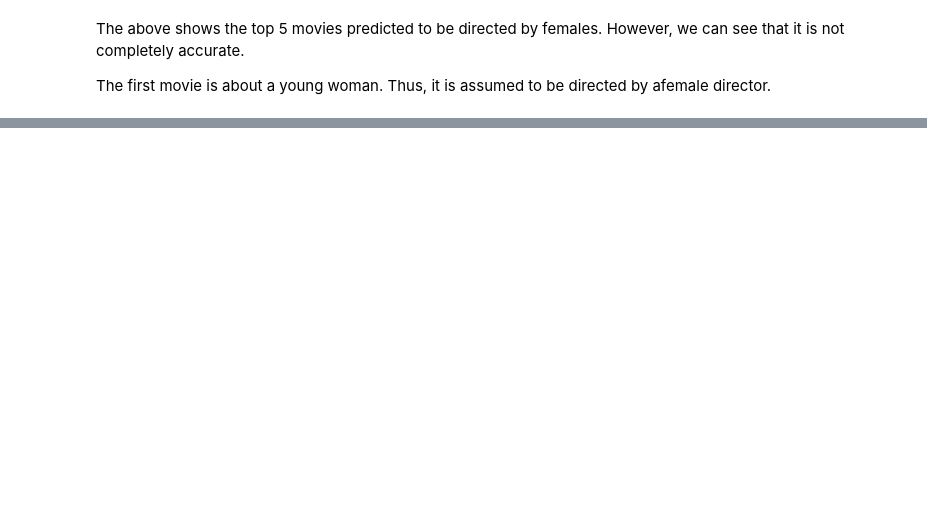
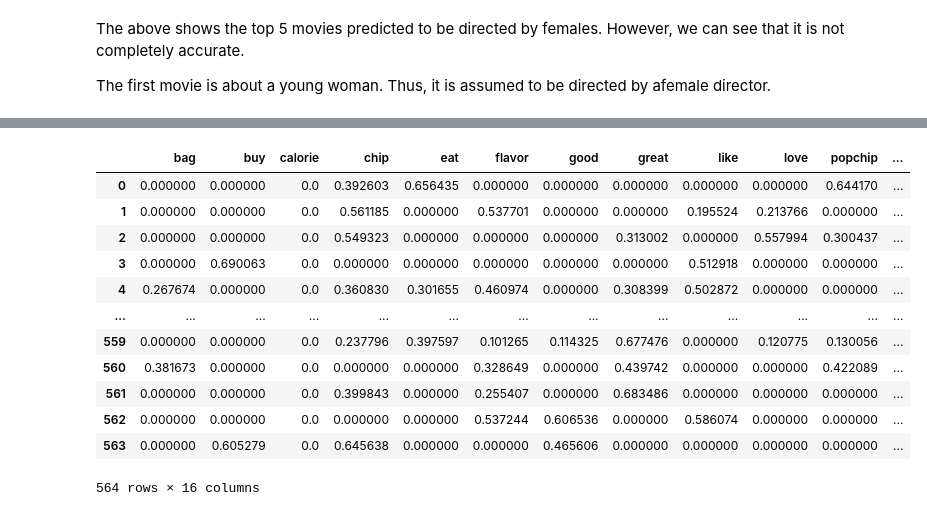
Before and after one commit to sulabola/NLP_in_Python, a Jupyter notebook: Chapter 3 - NLP with Machine Learning.ipynb, the cells around one changed output, grey strips where cells are left out. Cells and saved outputs as stored; diff of their text form; code cells hidden in the pictures; blank space fills up the shorter version.

```diff
--- a/Chapter 3 - NLP with Machine Learning.ipynb
+++ b/Chapter 3 - NLP with Machine Learning.ipynb
@@ -808,0 +851,22 @@ The first movie is about a young woman. Thus, it is assumed to be directed by af
+# %%
+# create a tfidf vectorizer matrix
+tv2 = TfidfVectorizer(stop_words='english', min_df=.2)
+Xt2 = tv2.fit_transform(reviews['Text_Clean'])
+Xt_df2 = pd.DataFrame(Xt2.toarray(), columns=tv2.get_feature_names_out())
+Xt_df2
+
+### For topic modeling, we want unique terms. Thus, instead of "min_df" we will use "max_df".
+# %% [output]
+|  | bag | buy | calorie | chip | eat | flavor | good | great | like | love | popchip | ... |
+| 0 | 0.000000 | 0.000000 | 0.0 | 0.392603 | 0.656435 | 0.000000 | 0.000000 | 0.000000 | 0.000000 | 0.000000 | 0.644170 | ... |
+| 1 | 0.000000 | 0.000000 | 0.0 | 0.561185 | 0.000000 | 0.537701 | 0.000000 | 0.000000 | 0.195524 | 0.213766 | 0.000000 | ... |
+| 2 | 0.000000 | 0.000000 | 0.0 | 0.549323 | 0.000000 | 0.000000 | 0.000000 | 0.313002 | 0.000000 | 0.557994 | 0.300437 | ... |
+| 3 | 0.000000 | 0.690063 | 0.0 | 0.000000 | 0.000000 | 0.000000 | 0.000000 | 0.000000 | 0.512918 | 0.000000 | 0.000000 | ... |
+| 4 | 0.267674 | 0.000000 | 0.0 | 0.360830 | 0.301655 | 0.460974 | 0.000000 | 0.308399 | 0.502872 | 0.000000 | 0.000000 | ... |
+| ... | ... | ... | ... | ... | ... | ... | ... | ... | ... | ... | ... | ... |
+| 559 | 0.000000 | 0.000000 | 0.0 | 0.237796 | 0.397597 | 0.101265 | 0.114325 | 0.677476 | 0.000000 | 0.120775 | 0.130056 | ... |
+| 560 | 0.381673 | 0.000000 | 0.0 | 0.000000 | 0.000000 | 0.328649 | 0.000000 | 0.439742 | 0.000000 | 0.000000 | 0.422089 | ... |
+| 561 | 0.000000 | 0.000000 | 0.0 | 0.399843 | 0.000000 | 0.255407 | 0.000000 | 0.683486 | 0.000000 | 0.000000 | 0.000000 | ... |
+| 562 | 0.000000 | 0.000000 | 0.0 | 0.000000 | 0.000000 | 0.537244 | 0.606536 | 0.000000 | 0.586074 | 0.000000 | 0.000000 | ... |
+| 563 | 0.000000 | 0.605279 | 0.0 | 0.645638 | 0.000000 | 0.000000 | 0.465606 | 0.000000 | 0.000000 | 0.000000 | 0.000000 | ... |
+564 rows × 16 columns
```
Also changed, not shown: parts of 12 cells of this notebook.
